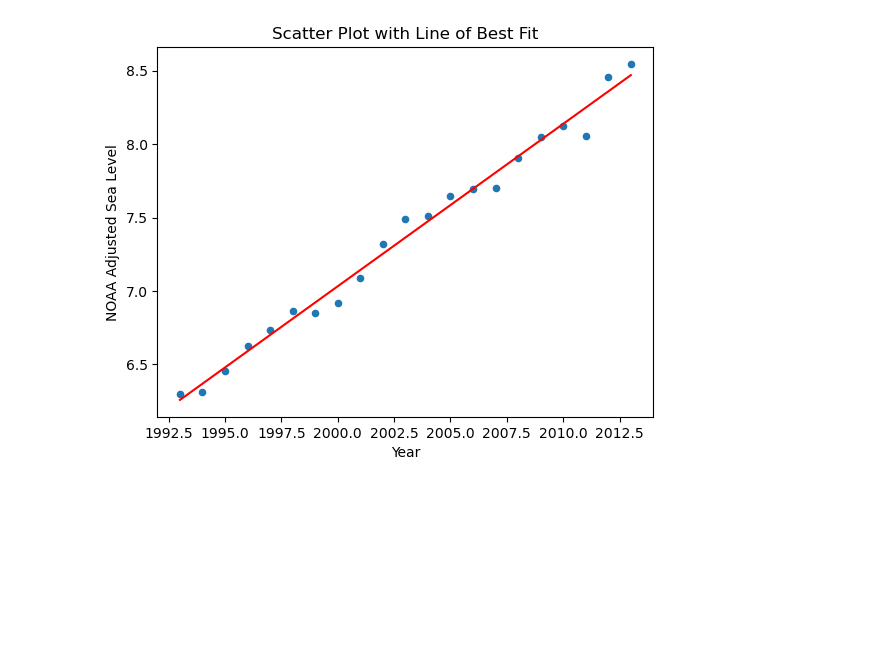
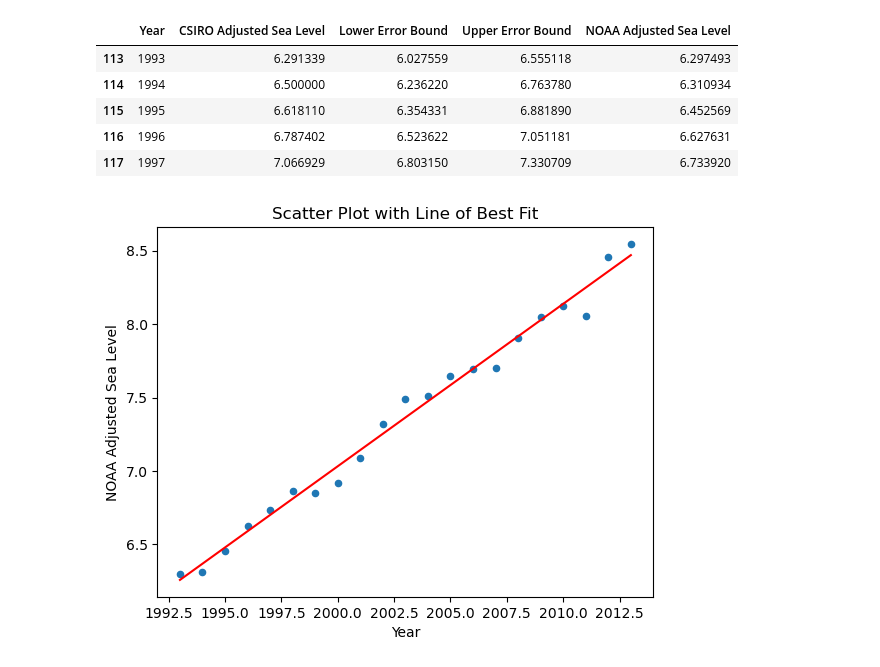
Before and after one commit to elvin52/Demografska-analiza, a Jupyter notebook: sea-level.ipynb, the cells around one changed output. Cells and saved outputs as stored; diff of their text form; code cells hidden in the pictures; blank space fills up the shorter version.

```diff
--- a/sea-level.ipynb
+++ b/sea-level.ipynb
@@ -4,6 +4,16 @@ import matplotlib.pyplot as plt
 from scipy.stats import linregress
 # %%
 df = pd.read_csv('/kaggle/input/sea-level/epa-sea-level.csv')
+# %%
+df = df.dropna(subset=['NOAA Adjusted Sea Level'])
+df.head()
+# %% [output]
+|  | Year | CSIRO Adjusted Sea Level | Lower Error Bound | Upper Error Bound | NOAA Adjusted Sea Level |
+| 113 | 1993 | 6.291339 | 6.027559 | 6.555118 | 6.297493 |
+| 114 | 1994 | 6.500000 | 6.236220 | 6.763780 | 6.310934 |
+| 115 | 1995 | 6.618110 | 6.354331 | 6.881890 | 6.452569 |
+| 116 | 1996 | 6.787402 | 6.523622 | 7.051181 | 6.627631 |
+| 117 | 1997 | 7.066929 | 6.803150 | 7.330709 | 6.733920 |
 # %%
 df = df.dropna(subset=['NOAA Adjusted Sea Level'])
 x = df['Year']
```
Also changed, not shown: parts of 5 cells of this notebook.
